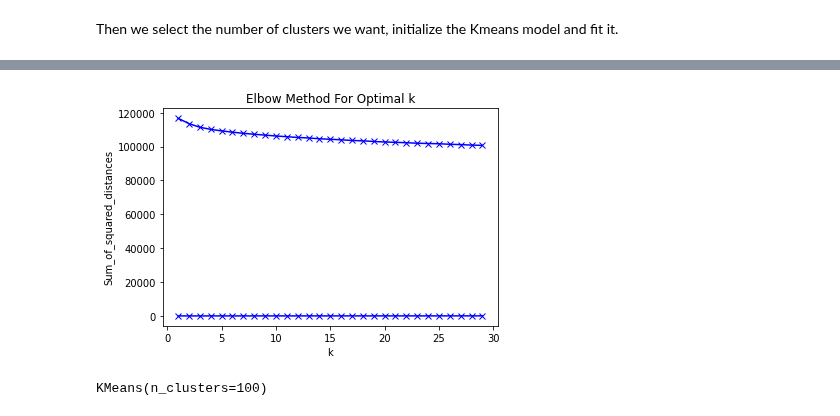
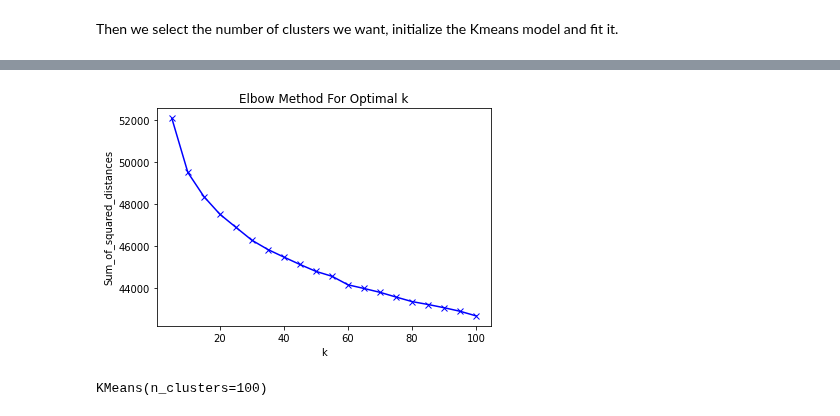
Before and after one commit to maybemkl/wmdecompose, a Jupyter notebook: notebooks/IMDB_example.ipynb, the cells around one changed output, grey strips where cells are left out. Drawn from its saved outputs; the diff is of its cells as text; code cells hidden in the pictures.

```diff
--- a/notebooks/IMDB_example.ipynb
+++ b/notebooks/IMDB_example.ipynb
@@ -224,13 +225,15 @@ X = model[features]
 # %% [markdown]
 Then we select the number of clusters we want, initialize the Kmeans model and fit it.
 # %%
-Sum_of_squared_distances = []
+%%time
+
+sum_of_squared_distances = []
 K = range(5,105, 5)
 for k in K:
     print(k)
     km = cluster.KMeans(n_clusters=k)
     km = km.fit(X)
-    Sum_of_squared_distances.append((k,km.inertia_))
+    sum_of_squared_distances.append(km.inertia_)
 # %% [output]
 5
 10
@@ -243,11 +255,11 @@ for k in K:
 # %%
-plt.plot(K, Sum_of_squared_distances, 'bx-')
+plt.plot(K, sum_of_squared_distances, 'bx-')
 plt.xlabel('k')
 plt.ylabel('Sum_of_squared_distances')
 plt.title('Elbow Method For Optimal k')
 plt.show()
 # %% [output]
-[figure, old version]
+[figure, new version]
 # %%
 NUM_CLUSTERS = 100
 kmeans = cluster.KMeans(n_clusters=NUM_CLUSTERS, verbose=0)
```
Also changed, not shown: parts of 27 cells of this notebook, 1 other file.
